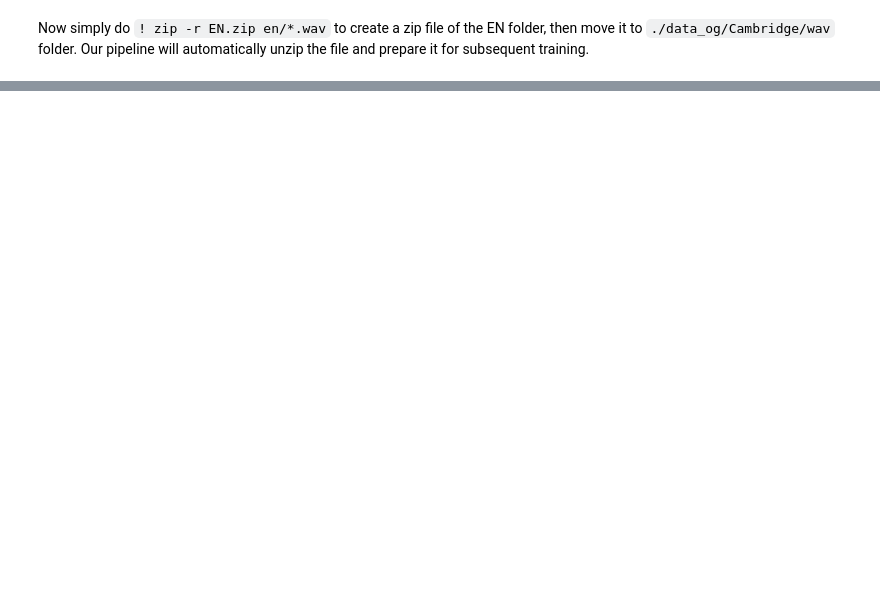
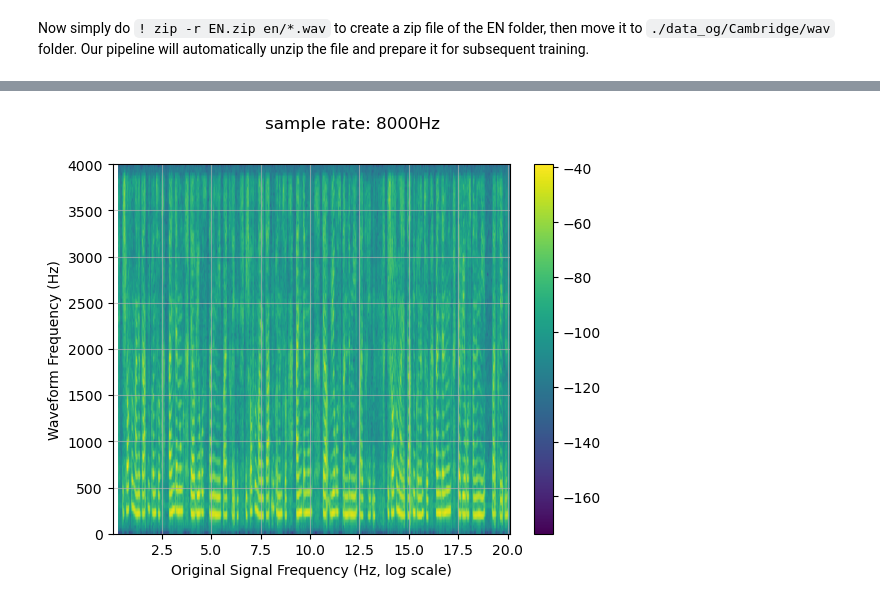
Before and after one commit to zhu00121/WavRx, a Jupyter notebook: exps/exploratory/prep.ipynb, the cells around one changed output, grey strips where cells are left out. Drawn from its saved outputs; the diff is of its cells as text; code cells hidden in the pictures; blank space fills up the shorter version.

```diff
--- a/exps/exploratory/prep.ipynb
+++ b/exps/exploratory/prep.ipynb
@@ -96,0 +114,3 @@
+# %%
+mask = (df_new['Sampling Rate'] == 8000)
+toy = df_new[mask]['voice-path']
@@ -96,0 +132,20 @@
+# %%
+import torchaudio
+signal,sr = torchaudio.load(toy.iloc[1])
+# %%
+import torch
+signal = torch.mean(signal, axis=0)
+# %%
+import matplotlib.pyplot as plt
+
+figure, axis = plt.subplots(1, 1)
+_, _, _, cax = axis.specgram(signal.numpy(), Fs=sr)
+axis.set_xlabel("Original Signal Frequency (Hz, log scale)")
+axis.set_ylabel("Waveform Frequency (Hz)")
+axis.xaxis.grid(True, alpha=0.67)
+axis.yaxis.grid(True, alpha=0.67)
+figure.suptitle("sample rate: 8000Hz")
+plt.colorbar(cax)
+plt.show(block=True)
+# %% [output]
+[figure, added]
```
Also changed, not shown: parts of 6 cells of this notebook, 6 other files.
